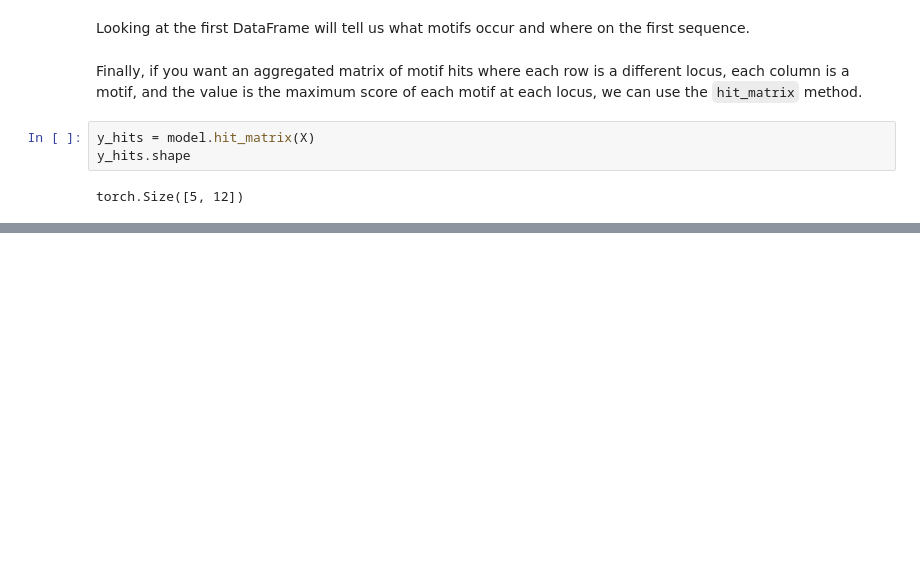
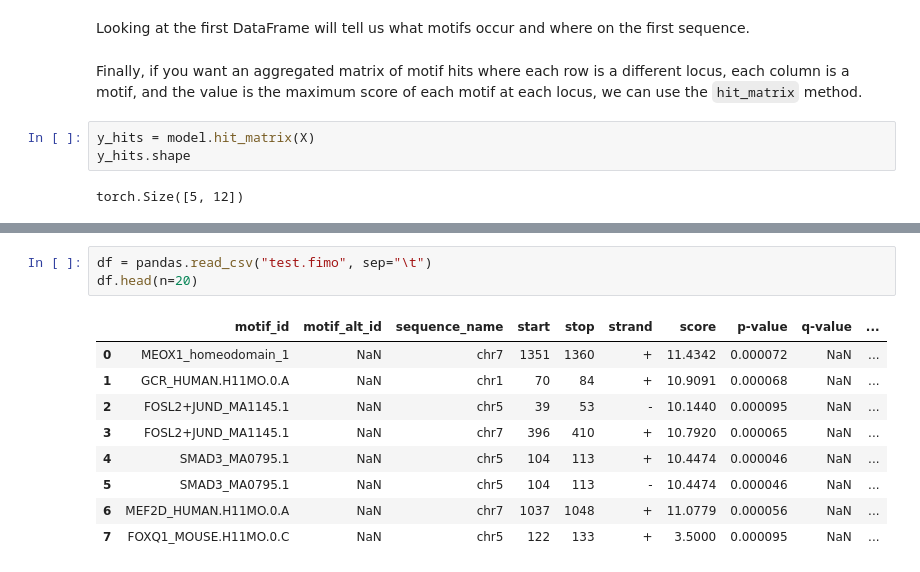
Before and after one commit to jmschrei/tangermeme, a Jupyter notebook: docs/tutorials/Tutorial_D1_FIMO.ipynb, the cells around one changed output, grey strips where cells are left out. Cells and saved outputs as stored; diff of their text form; blank space fills up the shorter version.

```diff
--- a/docs/tutorials/Tutorial_D1_FIMO.ipynb
+++ b/docs/tutorials/Tutorial_D1_FIMO.ipynb
@@ -130,0 +208,13 @@ tensor([[  2.9508,  -2.7234,  -2.1280,  -0.3800,  -4.2179,  -5.5966,  -4.1223,
+# %%
+df = pandas.read_csv("test.fimo", sep="\t")
+df.head(n=20)
+# %% [output]
+|  | motif_id | motif_alt_id | sequence_name | start | stop | strand | score | p-value | q-value | ... |
+| 0 | MEOX1_homeodomain_1 | NaN | chr7 | 1351 | 1360 | + | 11.4342 | 0.000072 | NaN | ... |
+| 1 | GCR_HUMAN.H11MO.0.A | NaN | chr1 | 70 | 84 | + | 10.9091 | 0.000068 | NaN | ... |
+| 2 | FOSL2+JUND_MA1145.1 | NaN | chr5 | 39 | 53 | - | 10.1440 | 0.000095 | NaN | ... |
+| 3 | FOSL2+JUND_MA1145.1 | NaN | chr7 | 396 | 410 | + | 10.7920 | 0.000065 | NaN | ... |
+| 4 | SMAD3_MA0795.1 | NaN | chr5 | 104 | 113 | + | 10.4474 | 0.000046 | NaN | ... |
+| 5 | SMAD3_MA0795.1 | NaN | chr5 | 104 | 113 | - | 10.4474 | 0.000046 | NaN | ... |
+| 6 | MEF2D_HUMAN.H11MO.0.A | NaN | chr7 | 1037 | 1048 | + | 11.0779 | 0.000056 | NaN | ... |
+| 7 | FOXQ1_MOUSE.H11MO.0.C | NaN | chr5 | 122 | 133 | + | 3.5000 | 0.000095 | NaN | ... |
```
Also changed, not shown: parts of 8 cells of this notebook, 10 other files.
